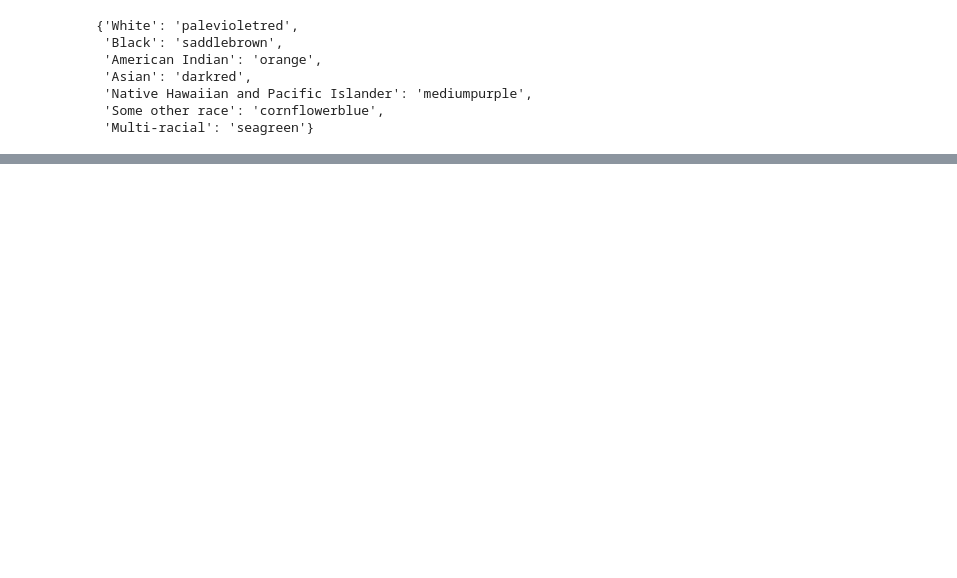
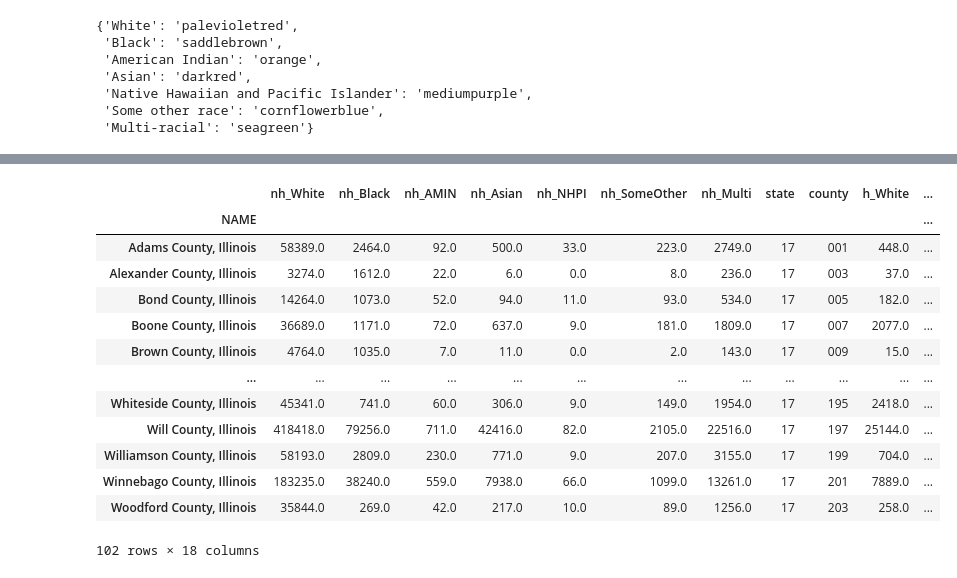
Before and after one commit to sguimaraes-uchi/Notebooks, a Jupyter notebook: Notebook1.ipynb, the cells around one changed output, grey strips where cells are left out. Cells and saved outputs as stored; diff of their text form; code cells hidden in the pictures; blank space fills up the shorter version.

```diff
--- a/Notebook1.ipynb
+++ b/Notebook1.ipynb
@@ -1291,3 +1291,20 @@ ax.set_ylabel("")
 plt.show()
 # %% [output]
 [drawing not drawn]
+# %%
+race_ethnicity_df
+# %% [output]
+|  | nh_White | nh_Black | nh_AMIN | nh_Asian | nh_NHPI | nh_SomeOther | nh_Multi | state | county | h_White | ... |
+| NAME |  |  |  |  |  |  |  |  |  |  | ... |
+| Adams County, Illinois | 58389.0 | 2464.0 | 92.0 | 500.0 | 33.0 | 223.0 | 2749.0 | 17 | 001 | 448.0 | ... |
+| Alexander County, Illinois | 3274.0 | 1612.0 | 22.0 | 6.0 | 0.0 | 8.0 | 236.0 | 17 | 003 | 37.0 | ... |
+| Bond County, Illinois | 14264.0 | 1073.0 | 52.0 | 94.0 | 11.0 | 93.0 | 534.0 | 17 | 005 | 182.0 | ... |
+| Boone County, Illinois | 36689.0 | 1171.0 | 72.0 | 637.0 | 9.0 | 181.0 | 1809.0 | 17 | 007 | 2077.0 | ... |
+| Brown County, Illinois | 4764.0 | 1035.0 | 7.0 | 11.0 | 0.0 | 2.0 | 143.0 | 17 | 009 | 15.0 | ... |
+| ... | ... | ... | ... | ... | ... | ... | ... | ... | ... | ... | ... |
+| Whiteside County, Illinois | 45341.0 | 741.0 | 60.0 | 306.0 | 9.0 | 149.0 | 1954.0 | 17 | 195 | 2418.0 | ... |
+| Will County, Illinois | 418418.0 | 79256.0 | 711.0 | 42416.0 | 82.0 | 2105.0 | 22516.0 | 17 | 197 | 25144.0 | ... |
+| Williamson County, Illinois | 58193.0 | 2809.0 | 230.0 | 771.0 | 9.0 | 207.0 | 3155.0 | 17 | 199 | 704.0 | ... |
+| Winnebago County, Illinois | 183235.0 | 38240.0 | 559.0 | 7938.0 | 66.0 | 1099.0 | 13261.0 | 17 | 201 | 7889.0 | ... |
+| Woodford County, Illinois | 35844.0 | 269.0 | 42.0 | 217.0 | 10.0 | 89.0 | 1256.0 | 17 | 203 | 258.0 | ... |
+102 rows × 18 columns
```
Also changed, not shown: parts of 6 cells of this notebook.
